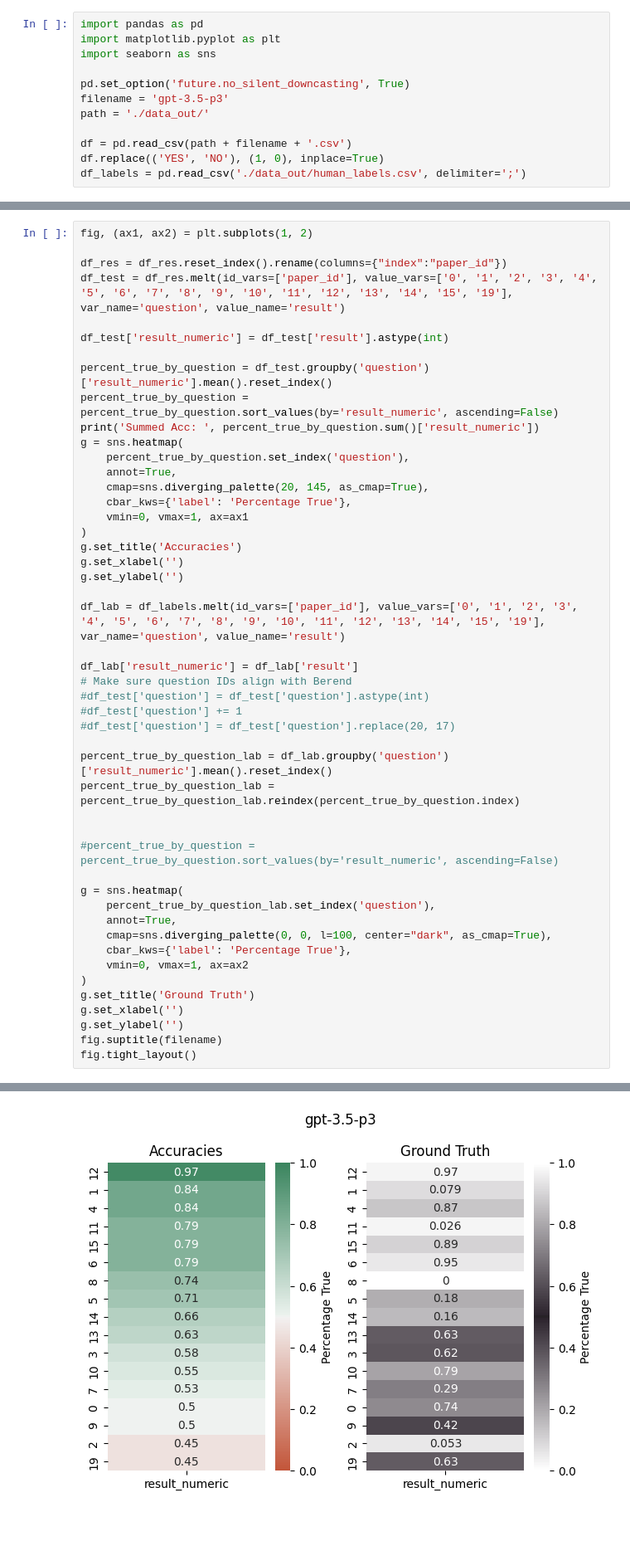
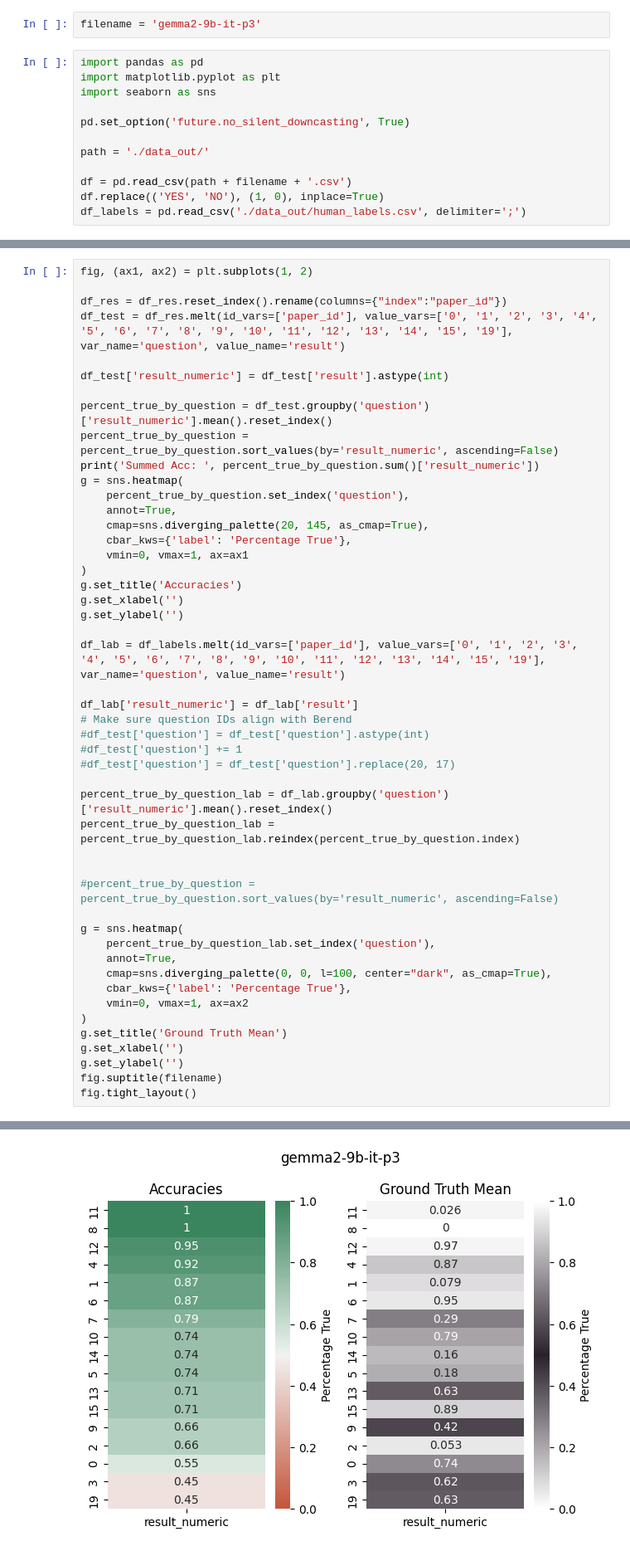
Before and after one commit to timovdk/grolts-llm, a Jupyter notebook: src/eval.ipynb, the cells around one changed output, grey strips where cells are left out. Shown: that part at 83% size. Saved outputs shown, nothing was run; the diff lists cells and outputs as text; blank space fills up the shorter version.

```diff
--- a/src/eval.ipynb
+++ b/src/eval.ipynb
@@ -1,10 +1,12 @@
+# %%
+filename = 'gemma2-9b-it-p3'
 # %%
 import pandas as pd
 import matplotlib.pyplot as plt
 import seaborn as sns
 
 pd.set_option('future.no_silent_downcasting', True)
-filename = 'gpt-3.5-p3'
+
 path = './data_out/'
 
 df = pd.read_csv(path + filename + '.csv')
@@ -66,7 +68,7 @@ g = sns.heatmap(
     cbar_kws={'label': 'Percentage True'},
     vmin=0, vmax=1, ax=ax2
 )
-g.set_title('Ground Truth')
+g.set_title('Ground Truth Mean')
 g.set_xlabel('')
 g.set_ylabel('')
 fig.suptitle(filename)
@@ -76 +78 @@ Summed Acc:  11.31578947368421
-[figure, old version]
+[figure, new version]
```
Also changed, not shown: parts of 2 cells of this notebook, 14 other files.
